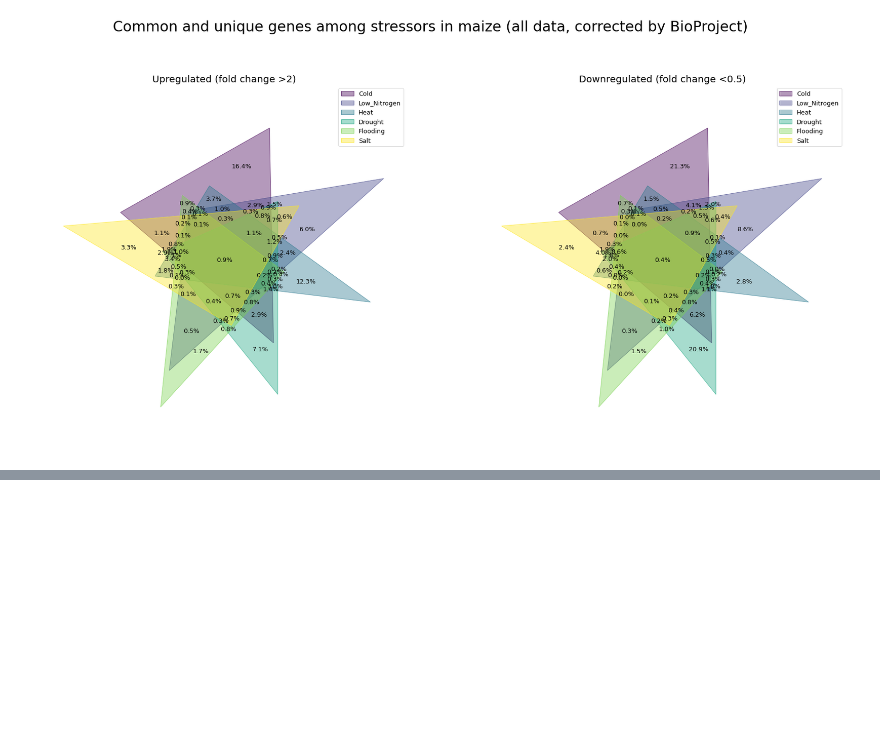
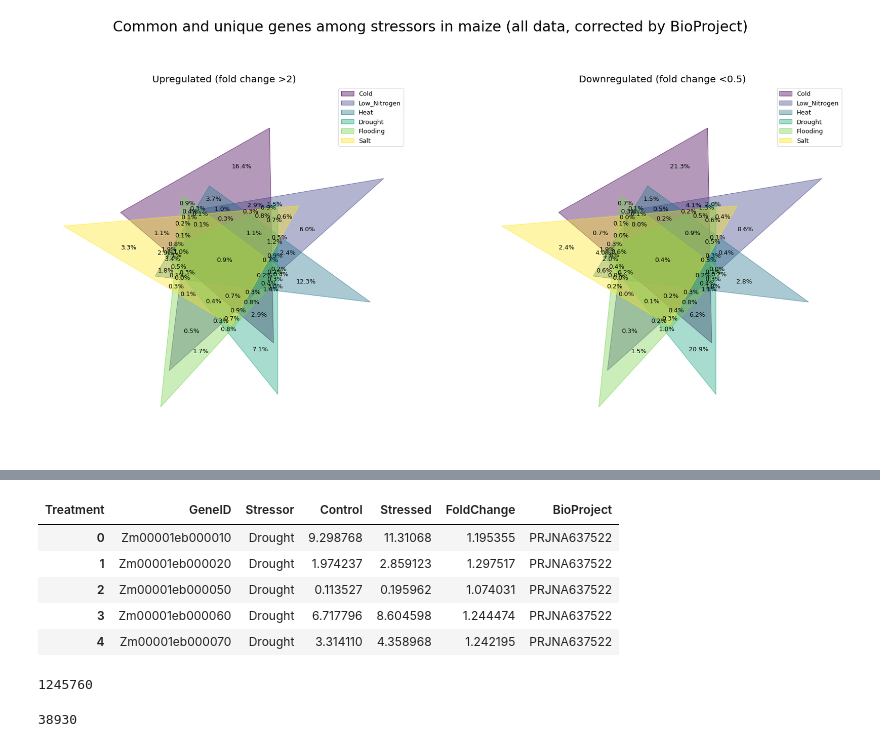
Before and after one commit to achpardo/core-stress-transcriptome, a Jupyter notebook: notebooks/data_preparation/setops_coregenes_correcteddata.ipynb, the cells around one changed output, grey strips where cells are left out. Drawn from its saved outputs; the diff is of its cells as text; code cells hidden in the pictures; blank space fills up the shorter version.

Commit message:
save fold change files

```diff
--- a/notebooks/data_preparation/setops_coregenes_correcteddata.ipynb
+++ b/notebooks/data_preparation/setops_coregenes_correcteddata.ipynb
@@ -202,3 +203,37 @@ with open("../../data/core_upgenes_fromsets_psyn_corrBP.txt","w+") as outfile:
 with open("../../data/core_downgenes_fromsets_psyn_corrBP.txt","w+") as outfile:
     for i in downcore_psyn:
         outfile.write(i+"\n")
+# %%
+# save total fold change information
+## write a function to do so
+def reformat_fc(dfdict):
+    newdfdict = {}
+    for k,v in dfdict.items():
+        df = v.copy()
+        if len(df.columns)==5:
+            for c in df.columns:
+                # rename Stressor_TN column to FoldChange
+                if c.endswith("TN"):
+                    df = df.rename(columns={c:"FoldChange"})
+                elif c in ["Drought","Cold","Heat","Salt","Flooding","Low_Nitrogen"]:
+                    df["Stressor"] = c
+                    df = df.rename(columns={c:"Stressed"})
+            newdfdict[k] = df
+        else:
+            # build list of stressors in this BioProject
+            slist = []
+            bpdict = {}
+            for c in df.columns:
+                if c in ["Drought","Cold","Heat","Salt","Flooding","Low_Nitrogen"]:
+                    slist.append(c)
+            for s in slist:
+                subdf = df[["GeneID",s,s+"_TN","BioProject"]]
+                subdf["Stressor"] = s
+                subdf = subdf.rename(columns={c:"Stressed",c+"_TN":"FoldChange"})
+                bpdict[s] = subdf
+            newdfdict[k] = pd.concat(bpdict.values())
+
+    return pd.concat(newdfdict.values())[["GeneID","Stressor","Control","Stressed","FoldChange","BioProject"]]
+# %%
+all_rfc = reformat_fc(bpalldict)
+psyn_rfc = reformat_fc(bpsyndict)
@@ -204,0 +258,17 @@ with open("../../data/core_downgenes_fromsets_psyn_corrBP.txt","w+") as outfile:
+# %%
+psyn_rfc.head()
+# %% [output]
+| Treatment | GeneID | Stressor | Control | Stressed | FoldChange | BioProject |
+| 0 | Zm00001eb000010 | Drought | 9.298768 | 11.31068 | 1.195355 | PRJNA637522 |
+| 1 | Zm00001eb000020 | Drought | 1.974237 | 2.859123 | 1.297517 | PRJNA637522 |
+| 2 | Zm00001eb000050 | Drought | 0.113527 | 0.195962 | 1.074031 | PRJNA637522 |
+| 3 | Zm00001eb000060 | Drought | 6.717796 | 8.604598 | 1.244474 | PRJNA637522 |
+| 4 | Zm00001eb000070 | Drought | 3.314110 | 4.358968 | 1.242195 | PRJNA637522 |
+# %%
+len(psyn_rfc.index)
+# %% [output]
+1245760
+# %%
+len(psyn_rfc["GeneID"].unique())
+# %% [output]
+38930
```
Also changed, not shown: parts of 3 cells of this notebook, 1 other file.
